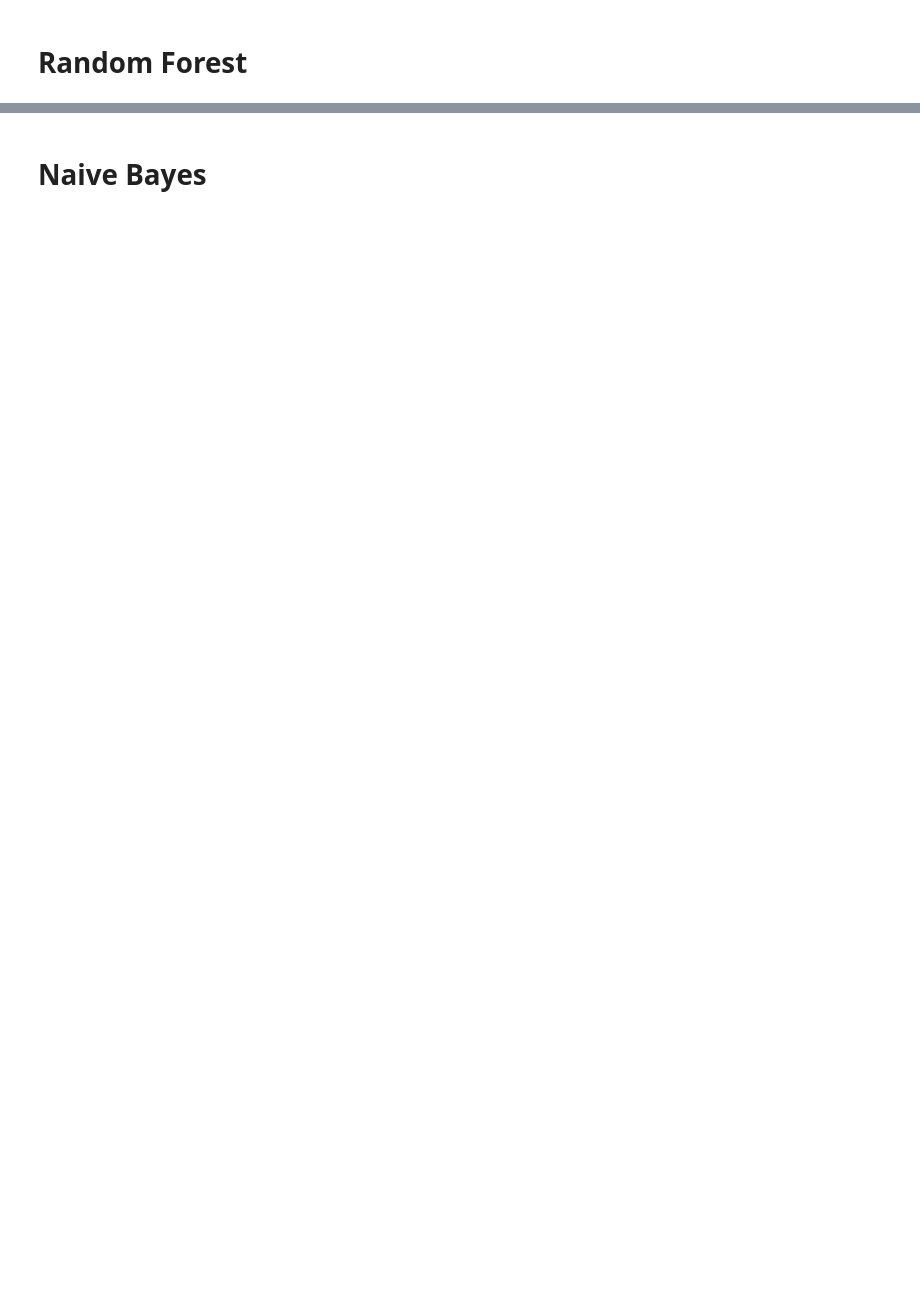
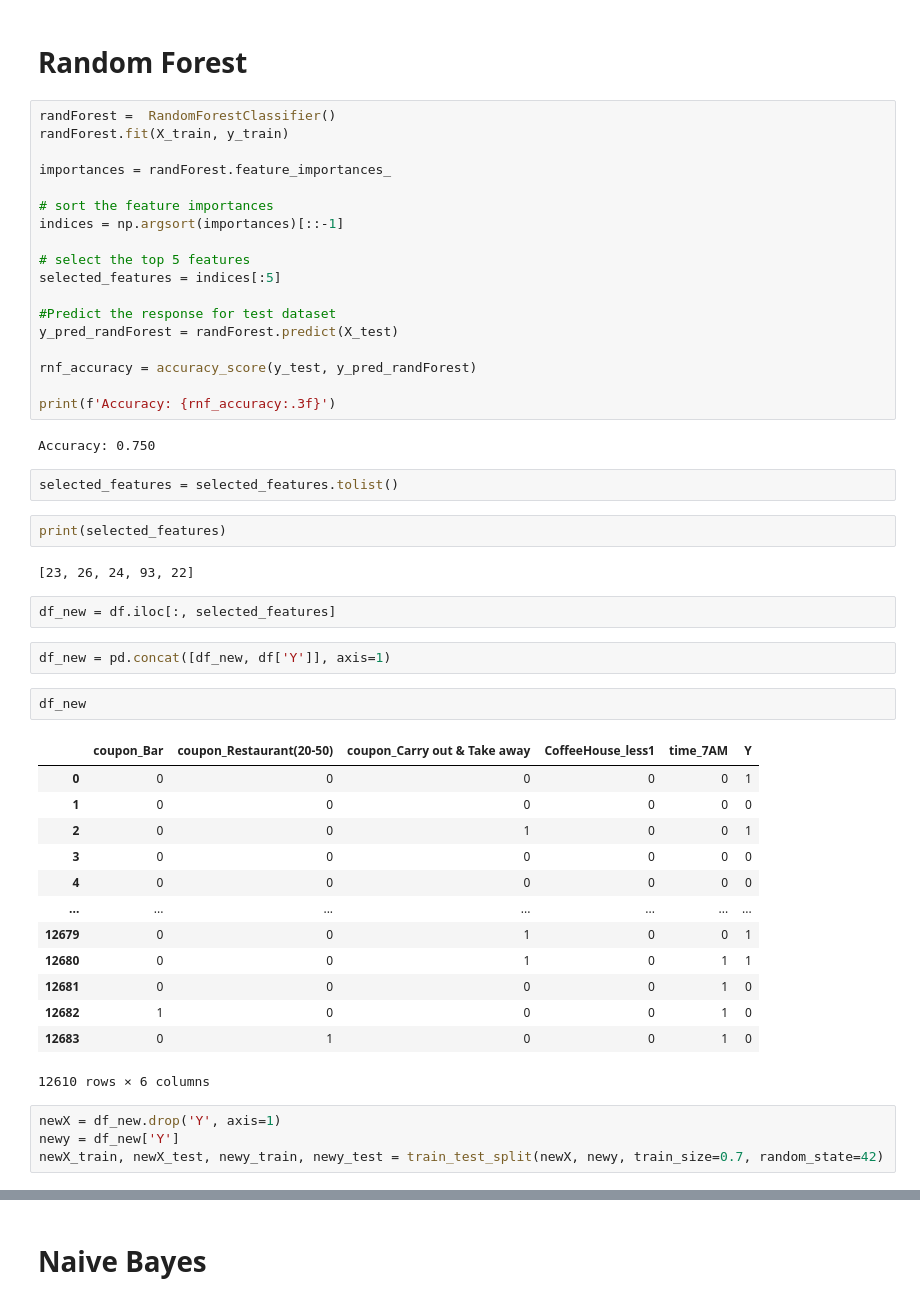
Before and after one commit to Maagnitude/coupon-recommend-models, a Jupyter notebook: coupon_recommend_models.ipynb, the cells around one changed output, grey strips where cells are left out. Drawn from its saved outputs; the diff is of its cells as text; blank space fills up the shorter version.

```diff
--- a/coupon_recommend_models.ipynb
+++ b/coupon_recommend_models.ipynb
@@ -599,3 +444,53 @@ Accuracy: 0.68
 # %% [markdown]
 # **Random Forest**
+# %%
+randForest =  RandomForestClassifier()
+randForest.fit(X_train, y_train)
+
+importances = randForest.feature_importances_
+
+# sort the feature importances
+indices = np.argsort(importances)[::-1]
+
+# select the top 5 features
+selected_features = indices[:5]
+
+#Predict the response for test dataset
+y_pred_randForest = randForest.predict(X_test)
+
+rnf_accuracy = accuracy_score(y_test, y_pred_randForest)
+
+print(f'Accuracy: {rnf_accuracy:.3f}')
+# %% [output]
+Accuracy: 0.750
+# %%
+selected_features = selected_features.tolist()
+# %%
+print(selected_features)
+# %% [output]
+[23, 26, 24, 93, 22]
+# %%
+df_new = df.iloc[:, selected_features]
+# %%
+df_new = pd.concat([df_new, df['Y']], axis=1)
+# %%
+df_new
+# %% [output]
+|  | coupon_Bar | coupon_Restaurant(20-50) | coupon_Carry out & Take away | CoffeeHouse_less1 | time_7AM | Y |
+| 0 | 0 | 0 | 0 | 0 | 0 | 1 |
+| 1 | 0 | 0 | 0 | 0 | 0 | 0 |
+| 2 | 0 | 0 | 1 | 0 | 0 | 1 |
+| 3 | 0 | 0 | 0 | 0 | 0 | 0 |
+| 4 | 0 | 0 | 0 | 0 | 0 | 0 |
+| ... | ... | ... | ... | ... | ... | ... |
+| 12679 | 0 | 0 | 1 | 0 | 0 | 1 |
+| 12680 | 0 | 0 | 1 | 0 | 1 | 1 |
+| 12681 | 0 | 0 | 0 | 0 | 1 | 0 |
+| 12682 | 1 | 0 | 0 | 0 | 1 | 0 |
+| 12683 | 0 | 1 | 0 | 0 | 1 | 0 |
+12610 rows × 6 columns
+# %%
+newX = df_new.drop('Y', axis=1)
+newy = df_new['Y']
+newX_train, newX_test, newy_train, newy_test = train_test_split(newX, newy, train_size=0.7, random_state=42)
 # %%
```
Also changed, not shown: parts of 42 cells of this notebook.
